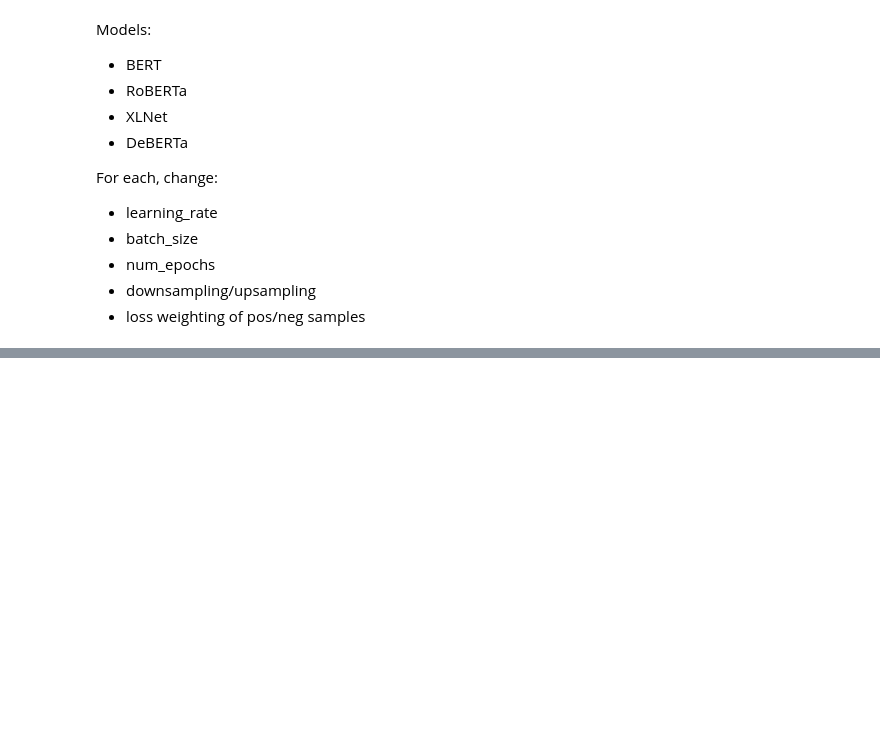
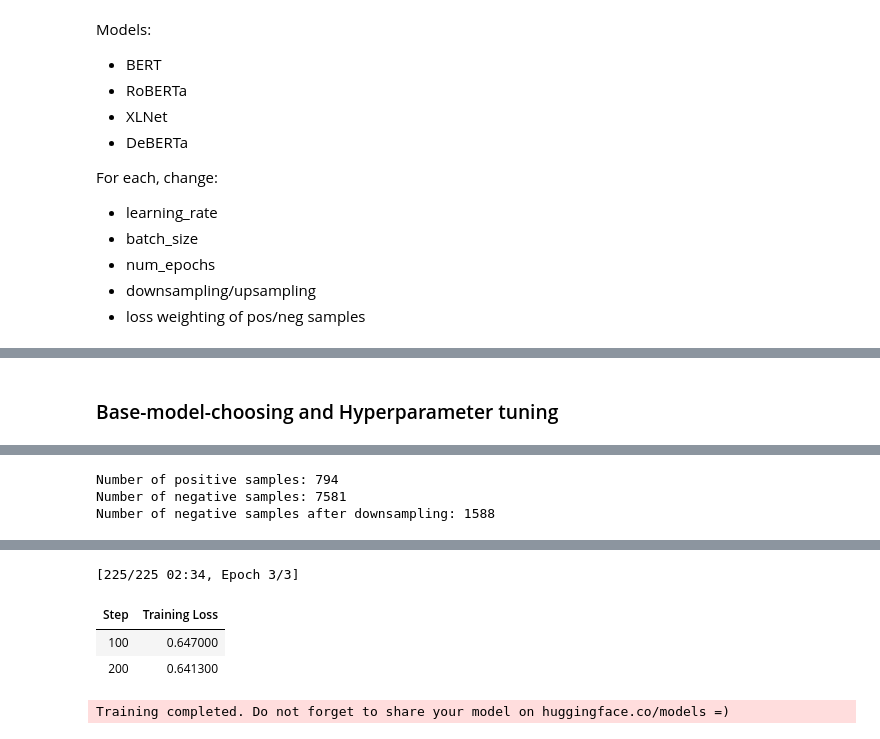
Before and after one commit to Lordkpaj/NLP-Coursework, a Jupyter notebook: solution.ipynb, the cells around one changed output, grey strips where cells are left out. Saved outputs shown, nothing was run; the diff lists cells and outputs as text; code cells hidden in the pictures; blank space fills up the shorter version.

```diff
--- a/solution.ipynb
+++ b/solution.ipynb
@@ -345,4 +295,22 @@ def generate_model_filename(model_name, learning_rate, batch_size, num_epochs, s
     sampling_text = f"{'downsampling' if sampling == 1 else 'upsampling'}_{sampling_ratio}" if sampling else ""
     model_filename = f"./models/patronise_{model_name}_{learning_rate}_{batch_size}_{num_epochs}_{sampling_text}/"
     return model_filename
+# %%
+from os.path import exists
+results_filename = "./results"
+
+def load_results():
+    if not exists(results_filename):
+        return pd.DataFrame()
+    results = pd.read_csv(results_filename)
+    results['learning_rate'] = results['learning_rate'].astype(float)
+    results['batch_size'] = results['batch_size'].astype(int)
+    results['num_epochs'] = results['num_epochs'].astype(int)
+    results['sampling'] = results['sampling'].astype(int)
+    results['sampling_ratio'] = results['sampling_ratio'].astype(int)
+    return results
+
+
+def save_results(results):
+    results.to_csv(results_filename, index=False)
 # %%
@@ -483,0 +368,49 @@ The f1-score we care about: 0.5080645161290324
+# %% [markdown]
+### Base-model-choosing and Hyperparameter tuning
+# %%
+model_names = ['bert-base-cased']
+learning_rates = [0.0001, 0.0002, 0.0005, 0.001]
+batch_sizes = [32]
+num_epochses = [3]
+samplings = [1]
+sampling_ratios = [2]
+
+reports = load_results()
+
+for pretrained_model_name in model_names:
+    for learning_rate in learning_rates:
+        for batch_size in batch_sizes:
+            for num_epochs in num_epochses:
+                for sampling in samplings:
+                    if not sampling: continue
+                    for sampling_ratio in sampling_ratios:
+                        already_exists = not reports.empty and not reports.loc[(reports['pretrained_model_name']==pretrained_model_name) &
+                                                                       (reports['learning_rate']==learning_rate) &
+                                                                       (reports['batch_size']==batch_size) &
+                                                                       (reports['num_epochs']==num_epochs) &
+                                                                       (reports['sampling']==sampling) &
+                                                                       (reports['sampling_ratio']==sampling_ratio)].empty
+                        if already_exists:
+                            continue
+
+                        report = main_patronise(pretrained_model_name=pretrained_model_name,
+                                                learning_rate=learning_rate,
+                                                batch_size=batch_size,
+                                                num_epochs=num_epochs,
+                                                sampling=sampling,
+                                                sampling_ratio=sampling_ratio)
+                        row = {'pretrained_model_name': pretrained_model_name,
+                               'learning_rate': learning_rate,
+                               'batch_size': batch_size,
+                               'num_epochs': num_epochs,
+                               'sampling': sampling,
+                               'sampling_ratio': sampling_ratio}
+                        print(row)
+                        display_report(report)
+                        for k, v in report['Not patronising'].items():
+                            row[f"neg_{k}"] = v
+                        for k, v in report['Patronising'].items():
+                            row[f"pos_{k}"] = v
+                        reports = reports.append(row, ignore_index=True)
+                        save_results(reports)
+# %% [output]
@@ -483,0 +434,3 @@ The f1-score we care about: 0.5080645161290324
+Number of positive samples: 794
+Number of negative samples: 7581
+Number of negative samples after downsampling: 1588
@@ -483,0 +451,5 @@ The f1-score we care about: 0.5080645161290324
+[225/225 02:34, Epoch 3/3]
+| Step | Training Loss |
+| 100 | 0.647000 |
+| 200 | 0.641300 |
+Training completed. Do not forget to share your model on huggingface.co/models =)
```
Also changed, not shown: parts of 35 cells of this notebook.
